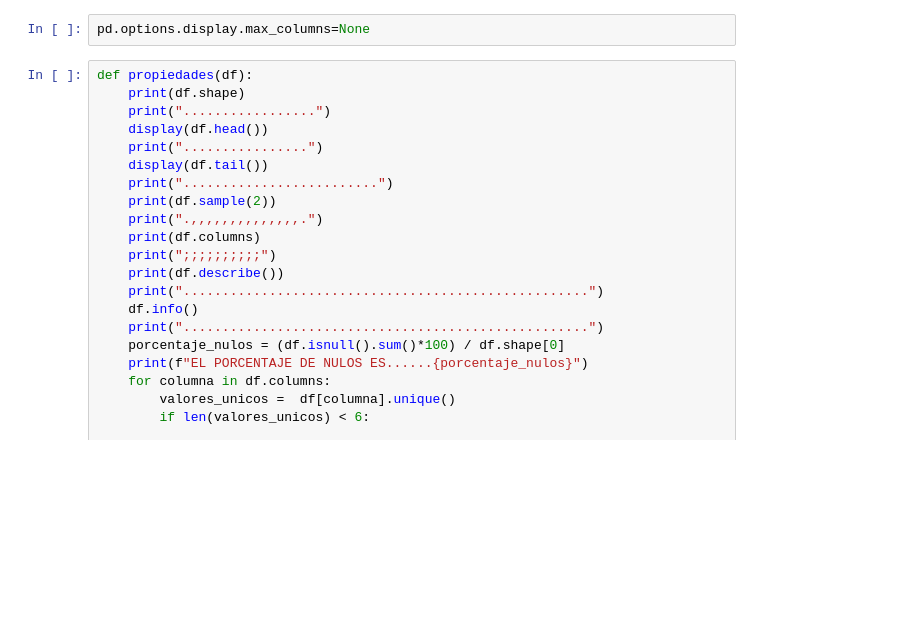
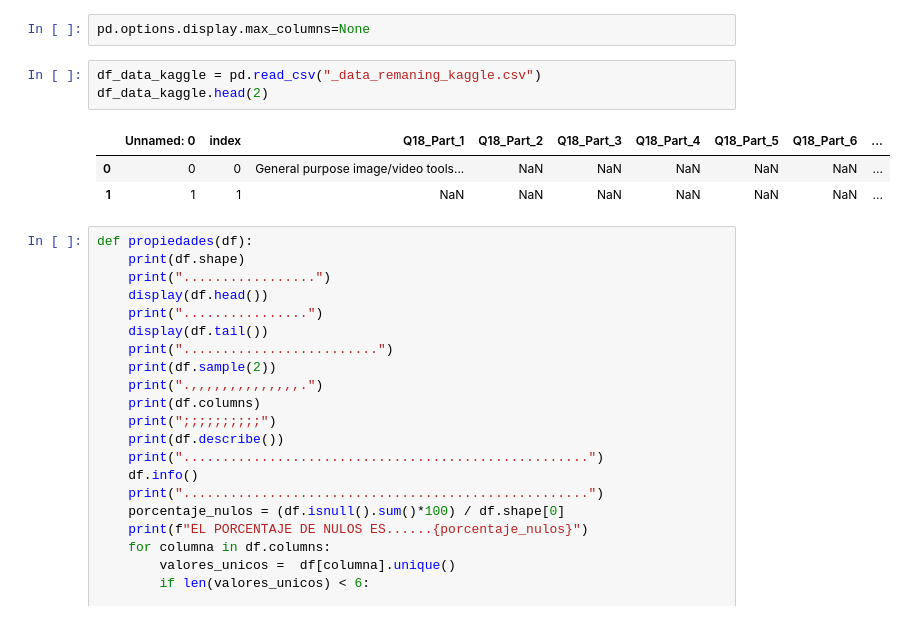
Before and after one commit to Adalab/project-da-promo-d-modulo-2-team-4, a Jupyter notebook: exploracion_kaggle.ipynb, the cells around one changed output. Saved outputs shown, nothing was run; the diff lists cells and outputs as text; blank space fills up the shorter version.

```diff
--- a/exploracion_kaggle.ipynb
+++ b/exploracion_kaggle.ipynb
@@ -14,5 +4,12 @@ df_data_kaggle.head()
 # %%
 pd.options.display.max_columns=None
+# %%
+df_data_kaggle = pd.read_csv("_data_remaning_kaggle.csv")
+df_data_kaggle.head(2)
+# %% [output]
+|  | Unnamed: 0 | index | Q18_Part_1 | Q18_Part_2 | Q18_Part_3 | Q18_Part_4 | Q18_Part_5 | Q18_Part_6 | ... |
+| 0 | 0 | 0 | General purpose image/video tools... | NaN | NaN | NaN | NaN | NaN | ... |
+| 1 | 1 | 1 | NaN | NaN | NaN | NaN | NaN | NaN | ... |
 # %%
 def propiedades(df):
     print(df.shape)
```
Also changed, not shown: parts of 8 cells of this notebook, 2 other files.
